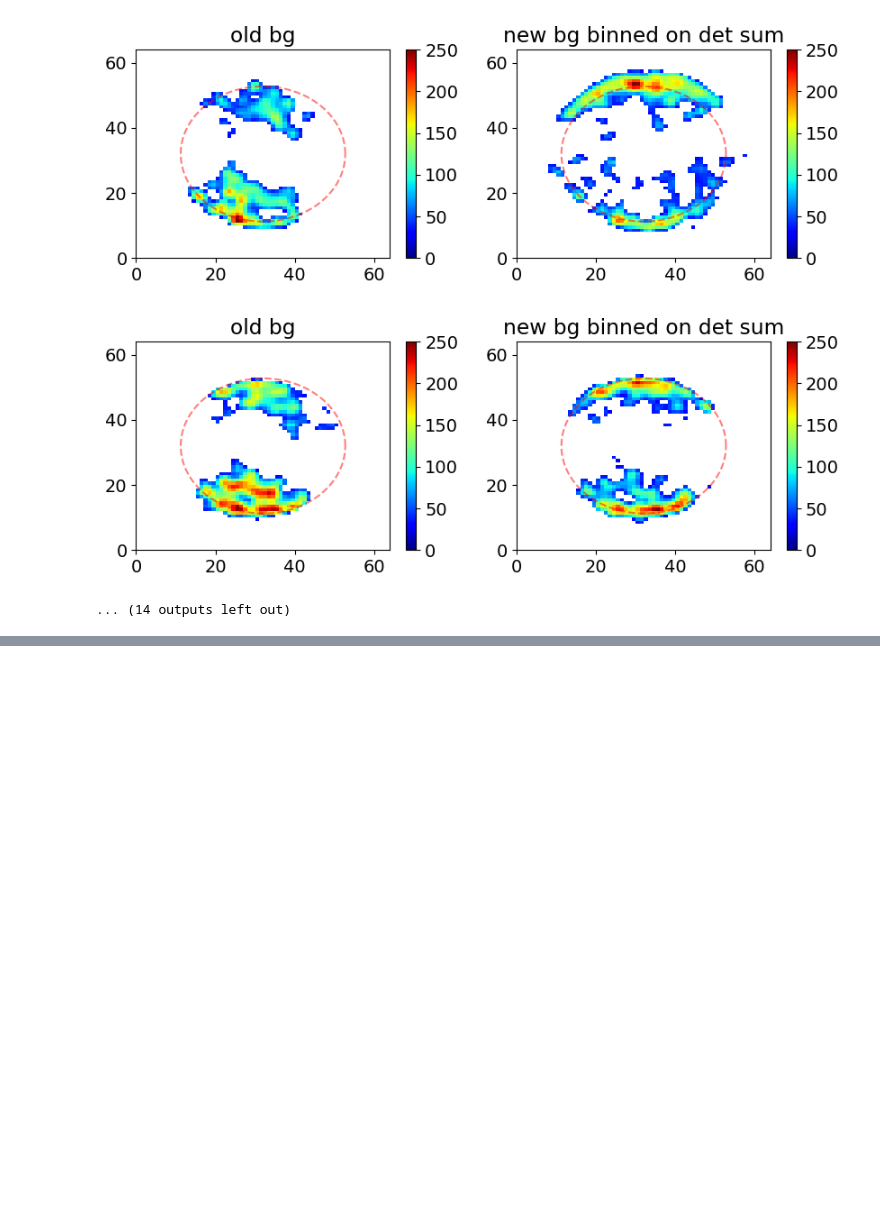
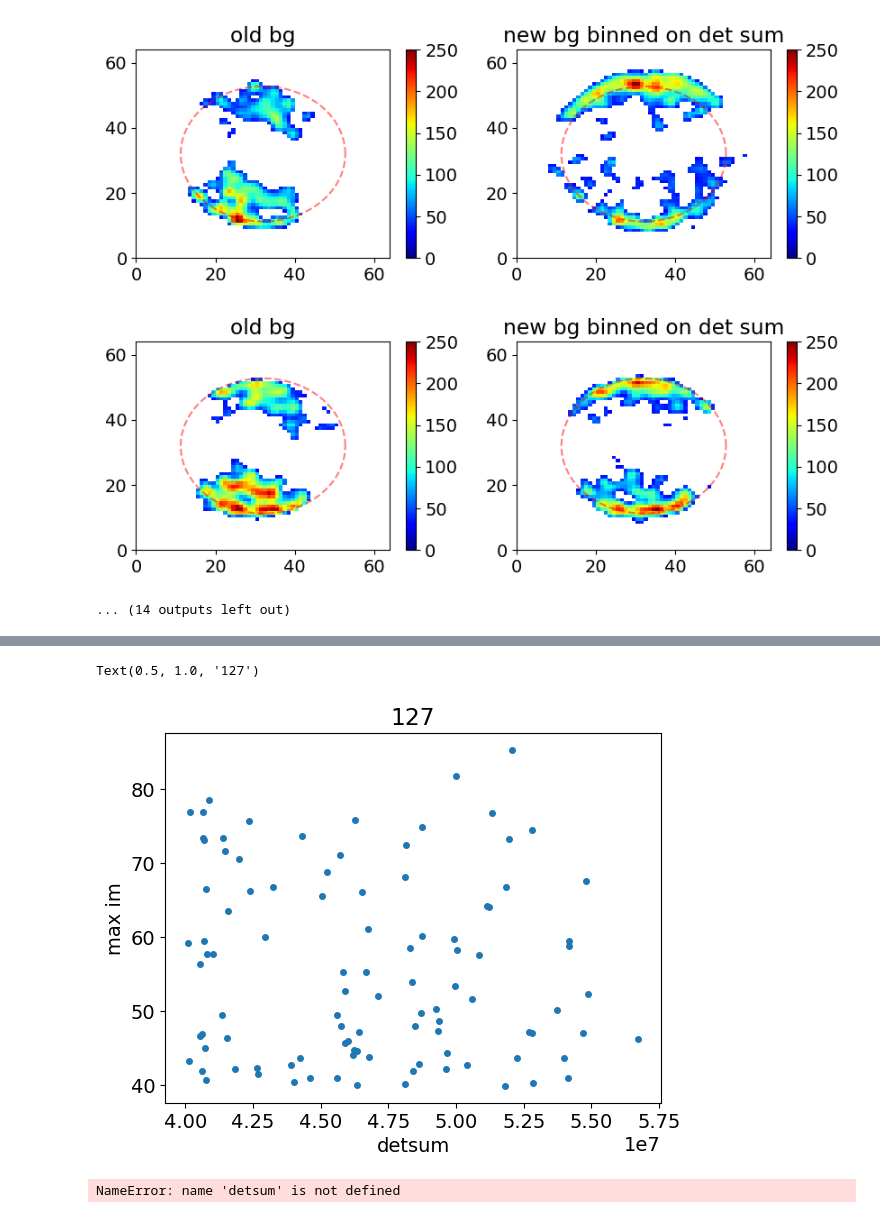
Before and after one commit to parisfranz/cVMI, a Jupyter notebook: clean recon July/Check_127.ipynb, the cells around one changed output, grey strips where cells are left out. Drawn from its saved outputs; the diff is of its cells as text; code cells hidden in the pictures; blank space fills up the shorter version.

```diff
--- a/clean recon July/Check_127.ipynb
+++ b/clean recon July/Check_127.ipynb
@@ -477,0 +540,12 @@ for i in range(20):
+# %%
+plt.plot(detsum[:len(maxim)],maxim, 'o')
+plt.xlabel('detsum')
+plt.ylabel('max im')
+plt.title('127')
+# %% [output]
+Text(0.5, 1.0, '127')
+[figure, added]
+# %%
+len(detsum)
+# %% [output]
+NameError: name 'detsum' is not defined
```
Also changed, not shown: parts of 8 cells of this notebook, 16 other files.
